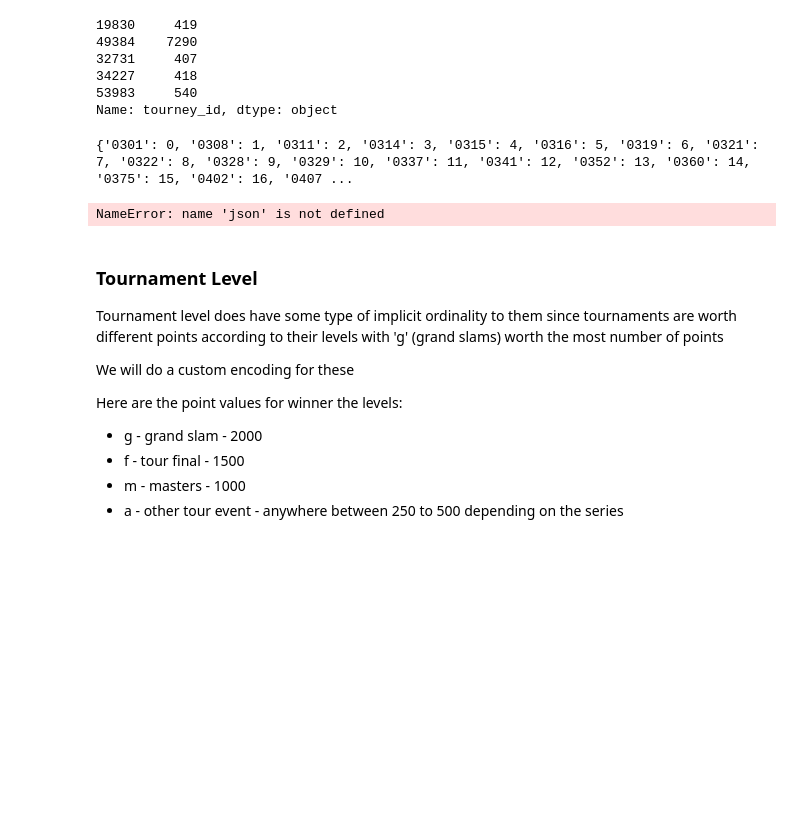
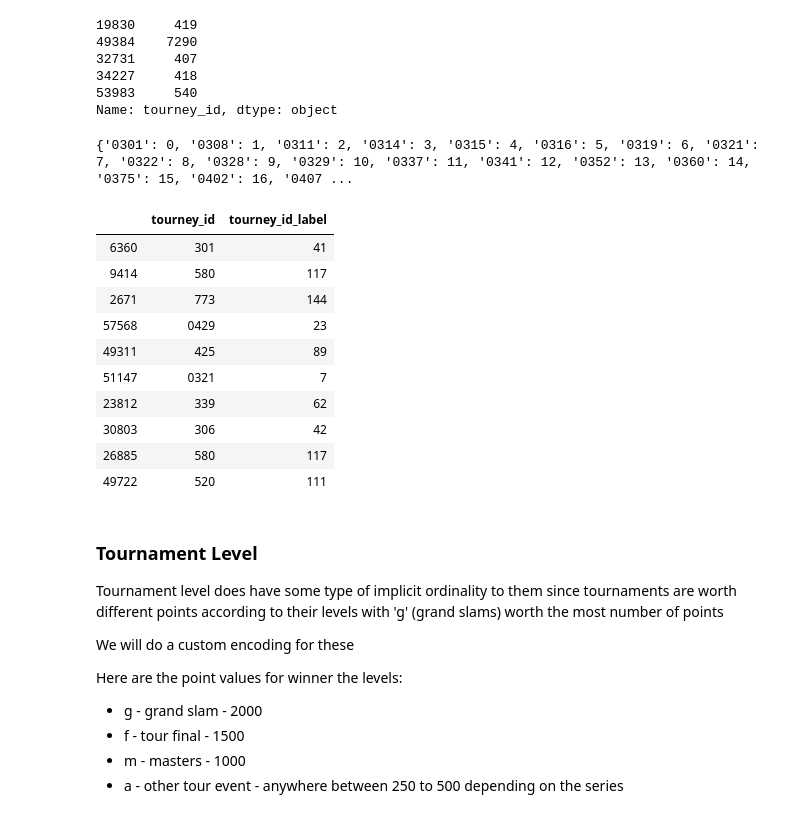
Before and after one commit to sv650s/atp-tennis-predictions, a Jupyter notebook: notebooks/3-atp_basic_feature_engineering.ipynb, the cells around one changed output. Drawn from its saved outputs; the diff is of its cells as text; code cells hidden in the pictures; blank space fills up the shorter version.

```diff
--- a/notebooks/3-atp_basic_feature_engineering.ipynb
+++ b/notebooks/3-atp_basic_feature_engineering.ipynb
@@ -150,21 +150,31 @@ Name: tourney_id, dtype: object
 # %%
 
 
 tidle = LabelEncoder()
 tid_labels = tidle.fit_transform(matches['tourney_id'])
 tid_map = {label: num for num, label in enumerate(tidle.classes_)}
 print(tid_map)
 
 matches["tourney_id_label"] = matches["tourney_id"].map(tid_map)
 
 # save off map to be used later
 with open(f'{MODEL_DIR}/tid_map.json', 'w') as file:
-    json.dump(surface_map, file)
+    json.dump(tid_map, file)
 
 matches.sample(10)[["tourney_id", "tourney_id_label"]]
 # %% [output]
 {'0301': 0, '0308': 1, '0311': 2, '0314': 3, '0315': 4, '0316': 5, '0319': 6, '0321': 7, '0322': 8, '0328': 9, '0329': 10, '0337': 11, '0341': 12, '0352': 13, '0360': 14, '0375': 15, '0402': 16, '0407 ...
-NameError: name 'json' is not defined
+|  | tourney_id | tourney_id_label |
+| 6360 | 301 | 41 |
+| 9414 | 580 | 117 |
+| 2671 | 773 | 144 |
+| 57568 | 0429 | 23 |
+| 49311 | 425 | 89 |
+| 51147 | 0321 | 7 |
+| 23812 | 339 | 62 |
+| 30803 | 306 | 42 |
+| 26885 | 580 | 117 |
+| 49722 | 520 | 111 |
 # %% [markdown]
 ### Tournament Level
 
```
Also changed, not shown: parts of 21 cells of this notebook.
